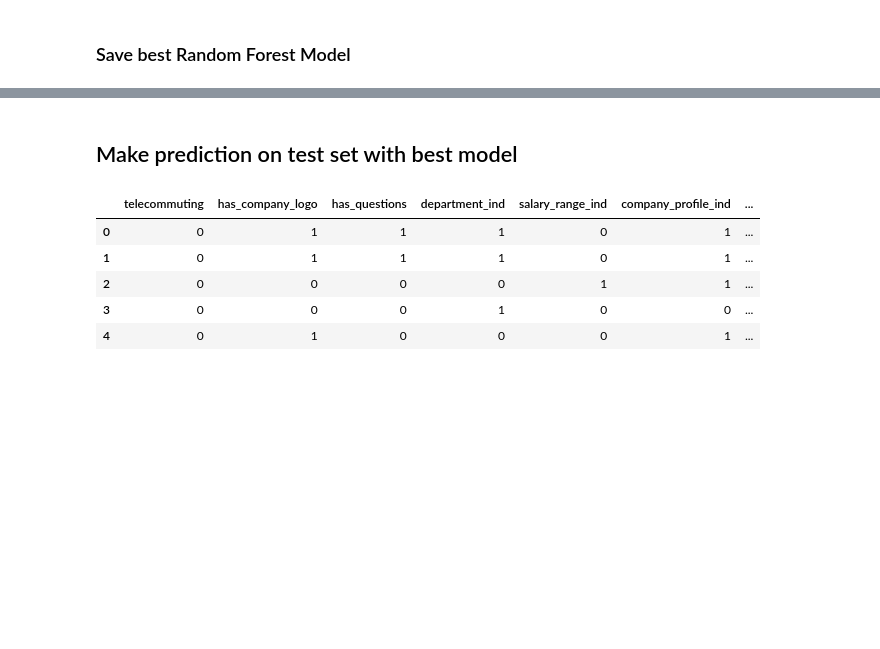
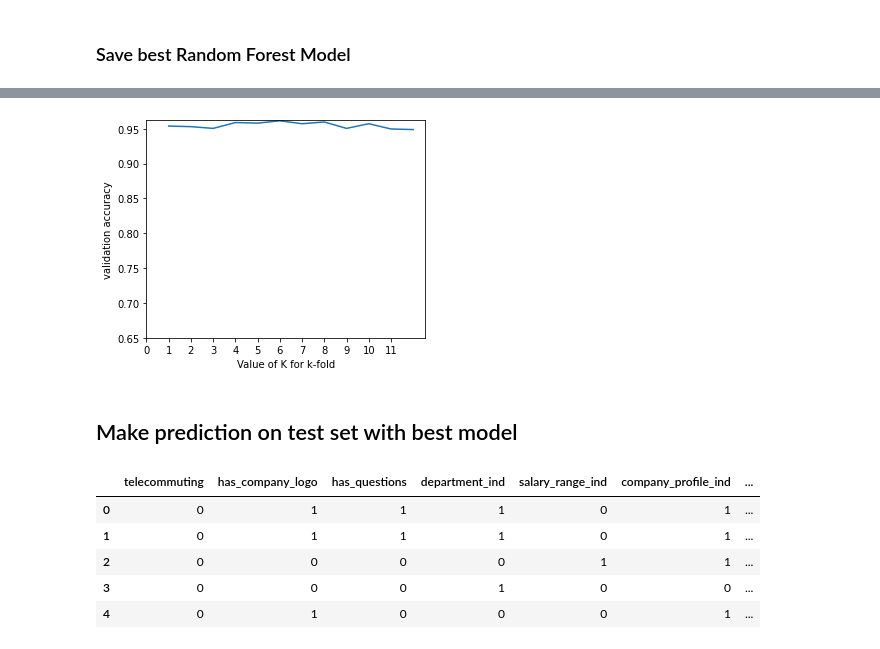
Before and after one commit to obeabi/SdsNovember2020Challenge, a Jupyter notebook: Main_RandomForest.ipynb, the cells around one changed output, grey strips where cells are left out. Cells and saved outputs as stored; diff of their text form; code cells hidden in the pictures; blank space fills up the shorter version.

```diff
--- a/Main_RandomForest.ipynb
+++ b/Main_RandomForest.ipynb
@@ -305,7 +351,7 @@ print(np.concatenate((y_pred.reshape(len(y_pred),1), y_valid_os.reshape(len(y_va
 
 from imblearn.combine import SMOTETomek
 smk = SMOTETomek(random_state=0)
-X_sm,y_sm = smk.fit_sample(X,y)
+X_sm,y_sm = smk.fit_sample(X_scaled,y)
 
 # Inspect resampled dataset
 from collections import Counter
@@ -463,0 +542,4 @@ pickle.dump(model_2, open(filename, 'wb'))
+# %%
+#k-fold cross validation
+kfold = KFold(n_splits=12,random_state= 42)
+kfold.get_n_splits(X)
@@ -463,0 +548,26 @@ pickle.dump(model_2, open(filename, 'wb'))
+# %%
+# Perform kfold cv
+from statistics import mean
+clf =model_3
+cnt =0
+count=[]
+train_score =[]
+valid_score = []
+
+for train_index,valid_index in kfold.split(X_scaled):
+    X_train, X_valid = X_scaled[train_index], X_scaled[valid_index] # our scaled data is an array so it can work on x[value]
+    y_train, y_valid = y.iloc[train_index], y.iloc[valid_index] # y is a dataframe so we have to use "iloc" to retreive data
+    clf.fit(X_train,y_train)
+    train_score_ = clf.score(X_train,y_train)
+    valid_score_ =  clf.score(X_valid,y_valid)
+    cnt+=1
+    count.append(cnt)
+    train_score.append(train_score_)
+    valid_score.append(valid_score_)
+
+    print("for k = ", cnt)
+    print("train_score is :  ", train_score_, "and valid score is :  ", valid_score_)
+print("************************************************")
+print("************************************************")
+print("Average train score is :  ", mean(train_score))
+print("Average valid score is :  ", mean(valid_score))
@@ -464,3 +592,14 @@ pickle.dump(model_2, open(filename, 'wb'))
+# %%
+# let's plot the test_accuracy with the value of k in k-fold
+
+plt.plot(count,valid_score)
+plt.xlabel('Value of K for k-fold')
+plt.ylabel('validation accuracy')
+plt.xticks(np.arange(0, 12, 1))
+plt.yticks(np.arange(0.65, 1, 0.05))
+plt.show()
+# %% [output]
+[figure, added]
 # %% [markdown]
 ## Make prediction on test set with best model
 # %%
```
Also changed, not shown: parts of 29 cells of this notebook.
